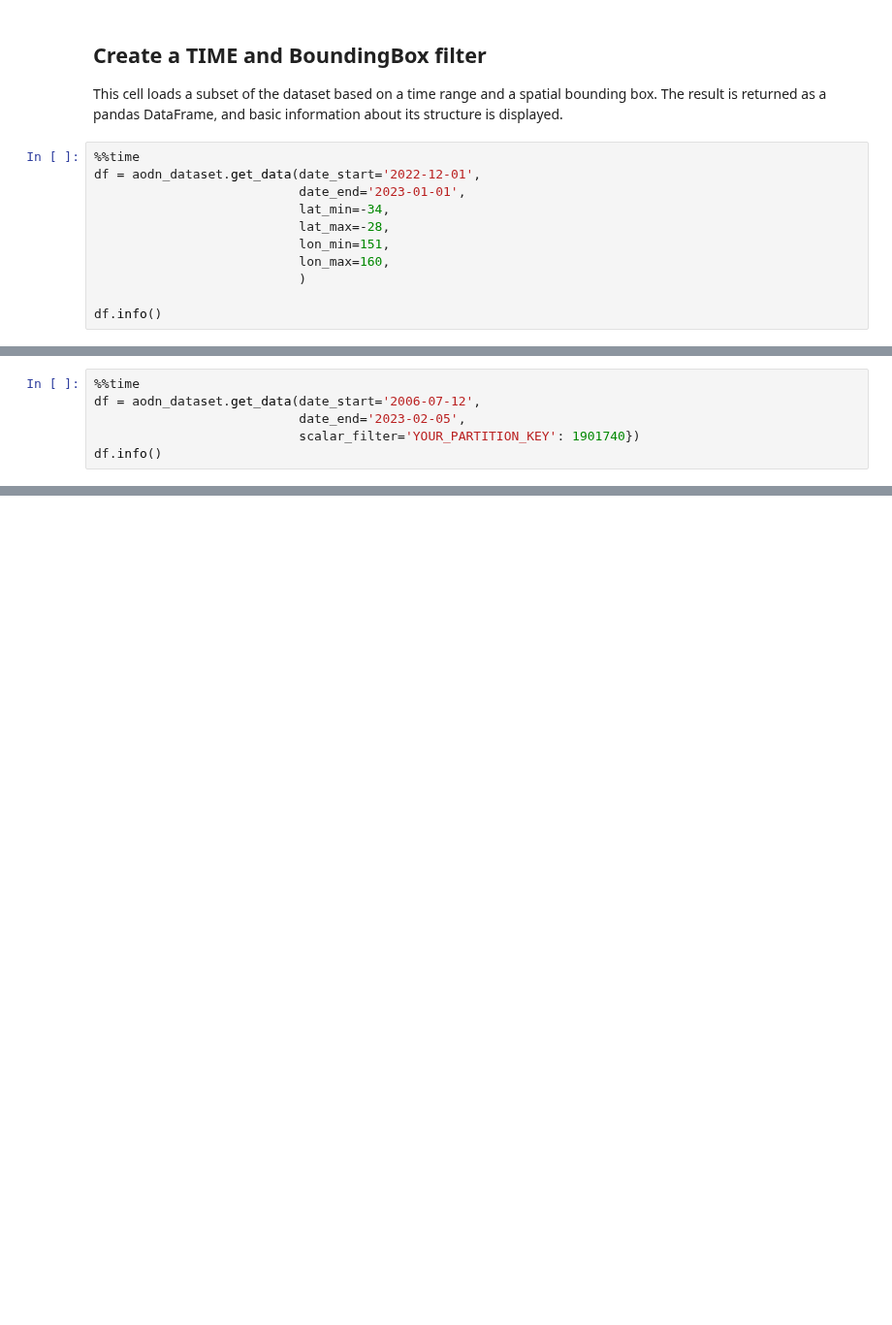
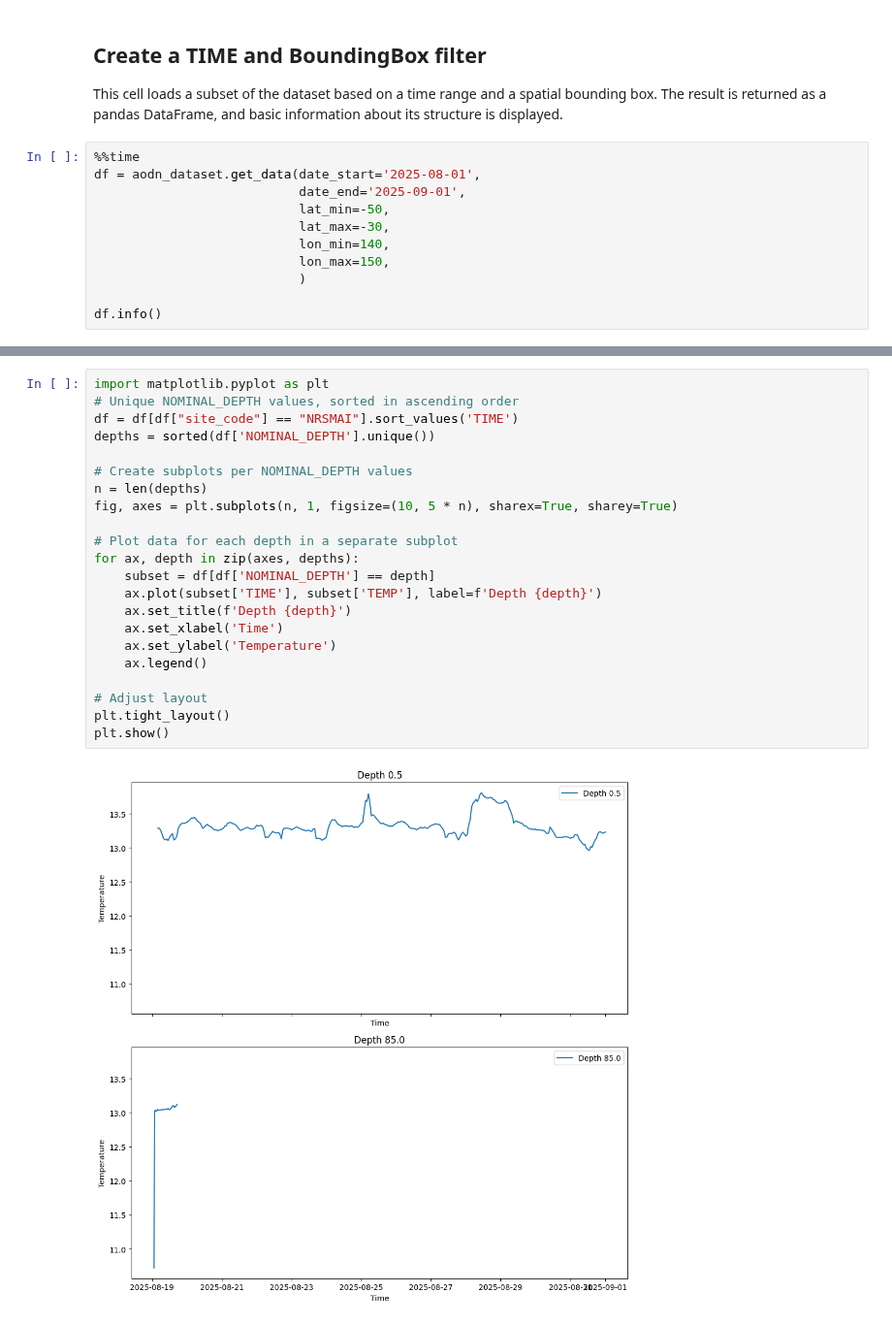
Before and after one commit to aodn/aodn_cloud_optimised, a Jupyter notebook: notebooks/mooring_timeseries_realtime_qc.ipynb, the cells around one changed output, grey strips where cells are left out. Shown at 97% size. Drawn from its saved outputs; the diff is of its cells as text; blank space fills up the shorter version.

```diff
--- a/notebooks/mooring_timeseries_realtime_qc.ipynb
+++ b/notebooks/mooring_timeseries_realtime_qc.ipynb
@@ -82,12 +118,12 @@ metadata
 This cell loads a subset of the dataset based on a time range and a spatial bounding box. The result is returned as a pandas DataFrame, and basic information about its structure is displayed.
 # %%
 %%time
-df = aodn_dataset.get_data(date_start='2022-12-01',
-                           date_end='2023-01-01',
-                           lat_min=-34,
-                           lat_max=-28,
-                           lon_min=151,
-                           lon_max=160,
+df = aodn_dataset.get_data(date_start='2025-08-01',
+                           date_end='2025-09-01',
+                           lat_min=-50,
+                           lat_max=-30,
+                           lon_min=140,
+                           lon_max=150,
                            )
 
 df.info()
@@ -107,6 +158,0 @@ This leverages Parquet partitioning to apply efficient, server-side filtering, w
-# %%
-%%time
-df = aodn_dataset.get_data(date_start='2006-07-12',
-                           date_end='2023-02-05',
-                           scalar_filter='YOUR_PARTITION_KEY': 1901740})
-df.info()
@@ -112,0 +167,24 @@ df.info()
+# %%
+import matplotlib.pyplot as plt
+# Unique NOMINAL_DEPTH values, sorted in ascending order
+df = df[df["site_code"] == "NRSMAI"].sort_values('TIME')
+depths = sorted(df['NOMINAL_DEPTH'].unique())
+
+# Create subplots per NOMINAL_DEPTH values
+n = len(depths)
+fig, axes = plt.subplots(n, 1, figsize=(10, 5 * n), sharex=True, sharey=True)
+
+# Plot data for each depth in a separate subplot
+for ax, depth in zip(axes, depths):
+    subset = df[df['NOMINAL_DEPTH'] == depth]
+    ax.plot(subset['TIME'], subset['TEMP'], label=f'Depth {depth}')
+    ax.set_title(f'Depth {depth}')
+    ax.set_xlabel('Time')
+    ax.set_ylabel('Temperature')
+    ax.legend()
+
+# Adjust layout
+plt.tight_layout()
+plt.show()
+# %% [output]
+[figure, added]
```
Also changed, not shown: parts of 14 cells of this notebook, 1 other file.
